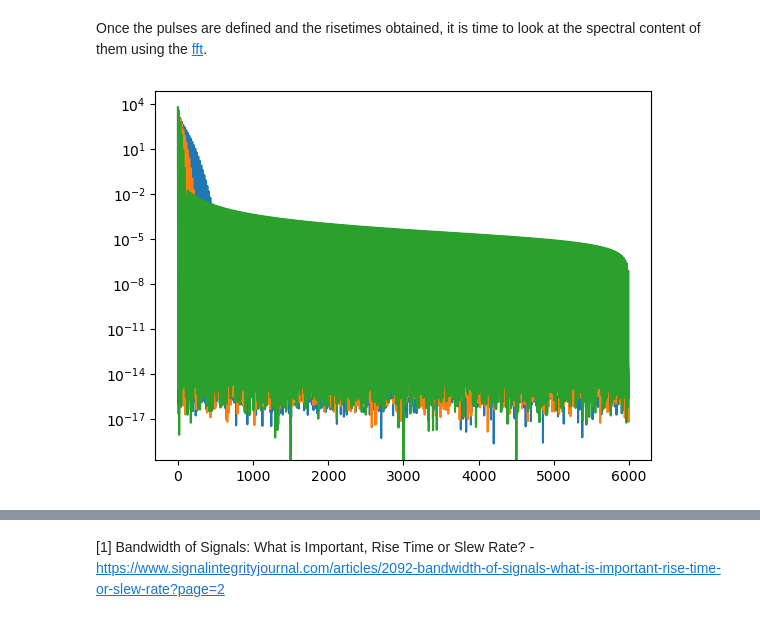
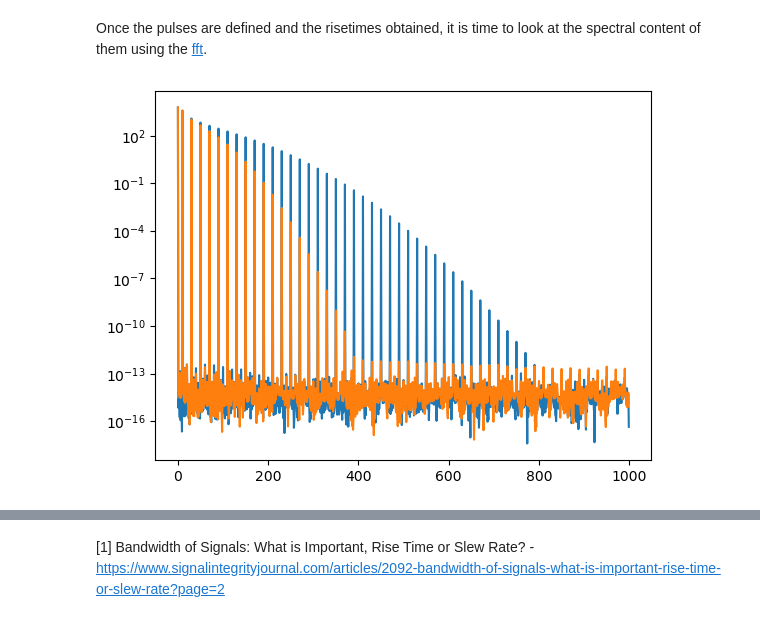
Before and after one commit to krgouveia/pulse_analysis, a Jupyter notebook: pulse analysis.ipynb, the cells around one changed output, grey strips where cells are left out. Saved outputs shown, nothing was run; the diff lists cells and outputs as text; code cells hidden in the pictures.

```diff
--- a/pulse analysis.ipynb
+++ b/pulse analysis.ipynb
@@ -405,17 +405,17 @@ Once the pulses are defined and the risetimes obtained, it is time to look at th
 # %%
 N = 100 # number of samples
 P = 0.4 # total time window of the signal in us
 t = np.linspace(0, P, num = N, endpoint = False) # 100 points spaced between 0 and 0.4us
 T = P/N # sampling period
 mu = P/2
 sigma = 0.01951
 
 y = np.sin(50.0 * 2.0*np.pi*t) + 0.5*np.sin(80.0 * 2.0*np.pi*t)
 yf = fft(y)
 
-plt.semilogy(np.abs(fft(rt50t))[:12000//2]) # [:N//2] -> plotting just the 1st half of the fft which represents the positive values
-plt.semilogy(np.abs(fft(rt100t))[:12000//2])
-plt.semilogy(np.abs(fft(rt200t))[:12000//2])
+plt.semilogy(np.abs(fft(rt50t))[:2000//2]) # [:N//2] -> plotting just the 1st half of the fft which represents the positive values
+plt.semilogy(np.abs(fft(rt100t))[:2000//2])
+#plt.semilogy(np.abs(fft(rt200t))[:2000//2])
 plt.show()
 # %% [output]
-[figure, old version]
+[figure, new version]
```
Also changed, not shown: parts of 1 cell of this notebook.
